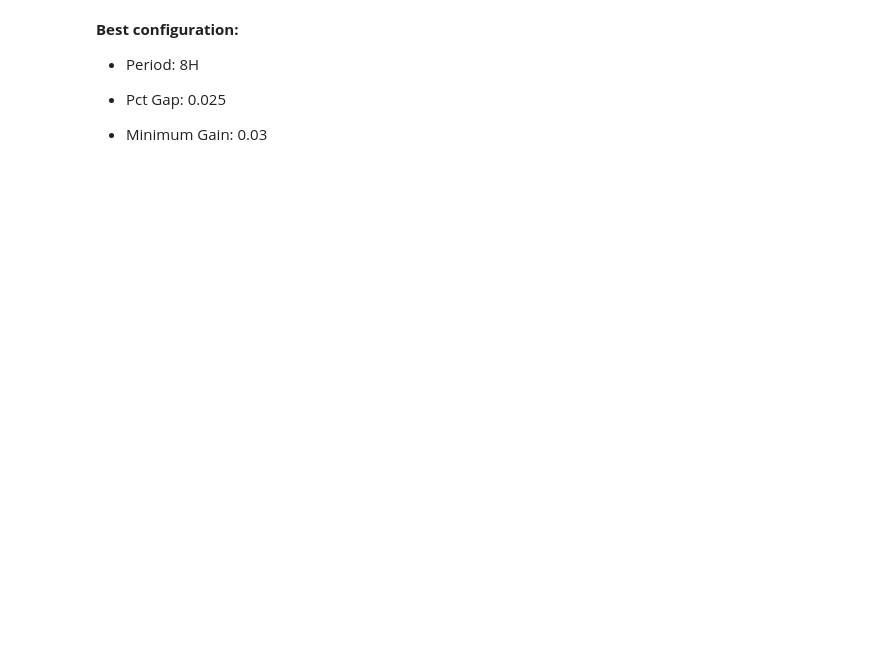
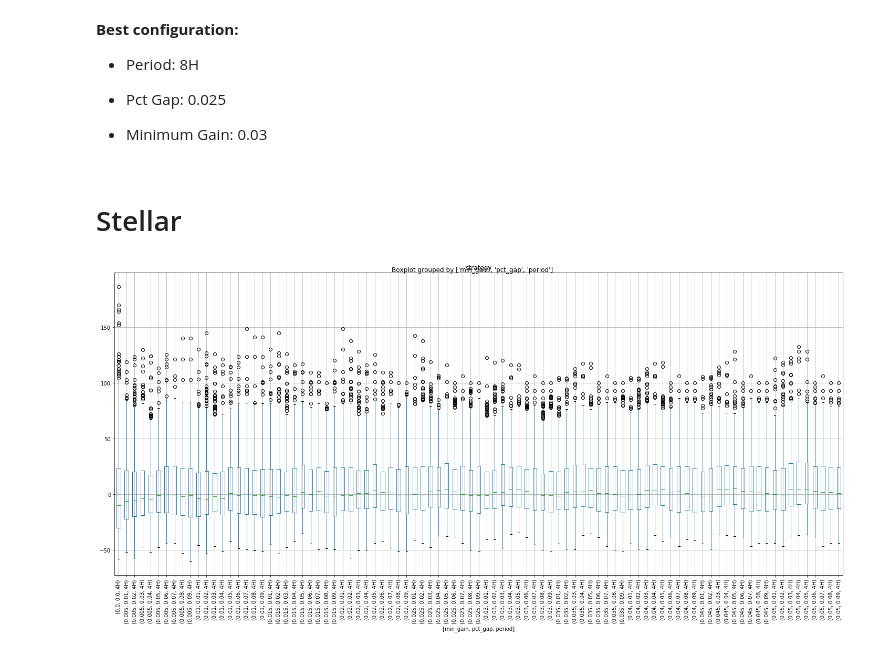
Before and after one commit to dxcv/finances, a Jupyter notebook: finances/trading/strategies/dynamic_stoploss/Analysis dynamic stoploss-Maio.ipynb, the cells around one changed output. Drawn from its saved outputs; the diff is of its cells as text; code cells hidden in the pictures; blank space fills up the shorter version.

```diff
--- a/finances/trading/strategies/dynamic_stoploss/Analysis dynamic stoploss-Maio.ipynb
+++ b/finances/trading/strategies/dynamic_stoploss/Analysis dynamic stoploss-Maio.ipynb
@@ -184,3 +184,19 @@ for n, period in enumerate(['4H', '6H', '8H', '12H']):
 * Pct Gap: 0.025
 
 * Minimum Gain: 0.03
+# %% [markdown]
+# Stellar
+# %%
+df = pd.read_csv(os.path.join(data_path, 'dynamic_stoploss_strategy_XLM_Maio.csv'))
+
+fig, ax = plt.subplots(1,1, figsize=(20,10))
+
+df[df['period']=='4H'].boxplot(
+    column='strategy',
+    by=['min_gain', 'pct_gap', 'period'],
+    rot=90,
+    ax=ax)
+plt.tight_layout()
+plt.show()
+# %% [output]
+[figure, added]
```
Also changed, not shown: parts of 20 cells of this notebook, 2 other files.
